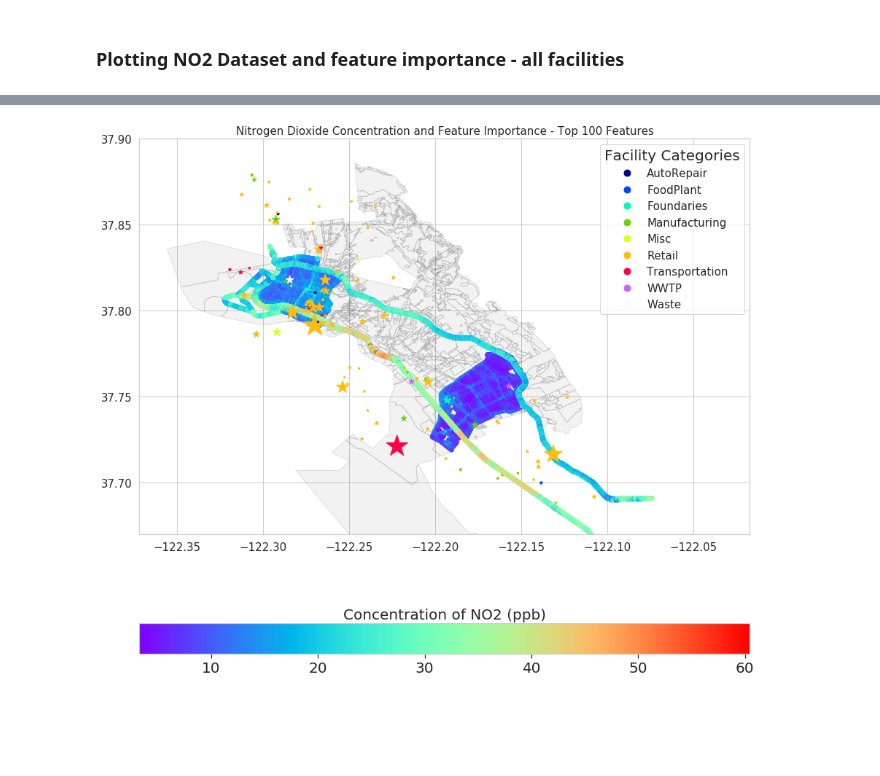
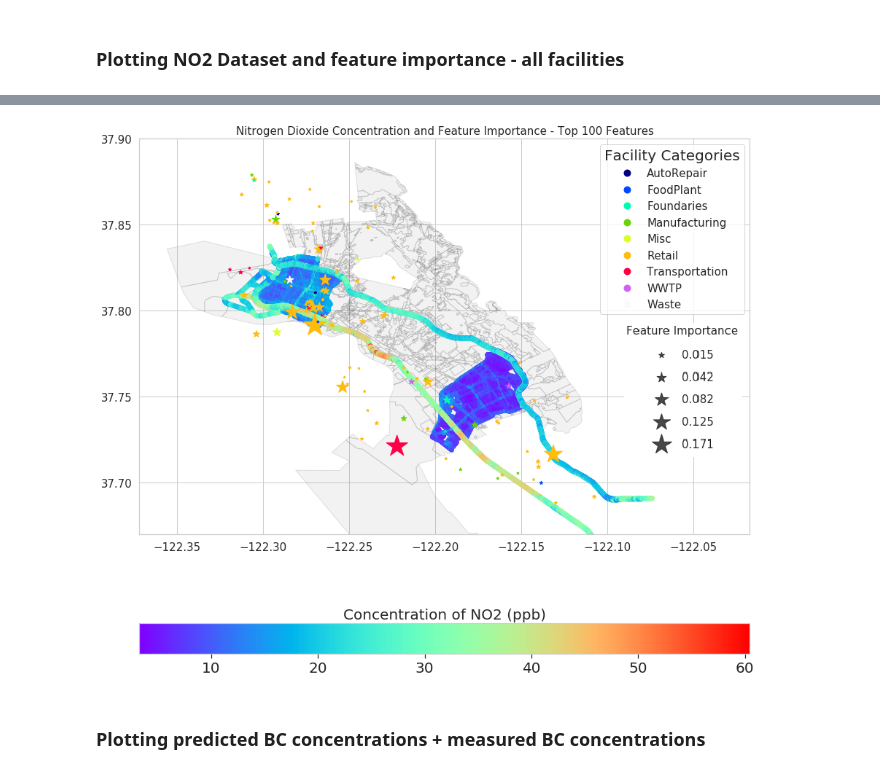
Before and after one commit to varsha2509/Springboard-DS, a Jupyter notebook: Capstone1/Capstone1/Visualizations.ipynb, the cells around one changed output, grey strips where cells are left out. Drawn from its saved outputs; the diff is of its cells as text; code cells hidden in the pictures; blank space fills up the shorter version.

```diff
--- a/Capstone1/Capstone1/Visualizations.ipynb
+++ b/Capstone1/Capstone1/Visualizations.ipynb
@@ -271,8 +291,8 @@ oakl.crs
 # %% [output]
 {'init': 'epsg:4326'}
 # %%
-oakl = gpd.read_file('Oakland-shapefile/OaklandZoning_Eff20181211_Ord13513.shp')
-oakl.crs
+#oakl = gpd.read_file('Oakland-shapefile/OaklandZoning_Eff20181211_Ord13513.shp')
+#oakl.crs
 # %% [output]
 {'init': 'epsg:4326'}
 # %% [markdown]
@@ -527,31 +715,62 @@ sm = cm.ScalarMappable(cmap='rainbow', norm=plt.Normalize(vmin=vmin, vmax=vmax))
 sm.set_array([])
 
 
 #Set the label size and size of ticks in the color bar
 cbar = ax.get_figure().colorbar(sm, ax=ax, orientation='horizontal')
 cbar.ax.tick_params(labelsize=20)
 cbar.ax.set_title('Concentration of NO2 (ppb)', size = 20)
 
 
 #Plot the feature importance data
 geo_df_NO2_facility_all[0:100].plot(ax=ax, cmap='gist_ncar', column = 'grouping', legend = True, marker='*', markersize = NO2_feature_importance_all_filter['mean']*1/min(NO2_feature_importance_all_filter['mean']))
 
 
 #ax.get_figure().colorbar(sm, ax=ax, orientation='horizontal', label = 'Concentration of NO2 (ug/m3)')
 
 plt.title("Nitrogen Dioxide Concentration and Feature Importance - Top 100 Features", size = 15)
 plt.ylim([37.67, 37.9])
 
 
 #Set Legend Style
 params = {'legend.fontsize': 15,
           'legend.handlelength': 2}
 plot.rcParams.update(params)
 
 leg = ax.get_legend()
 leg.set_bbox_to_anchor((0., 0., 1, 1))
 leg.set_title('Facility Categories', prop={'size':20})
 ax.tick_params(labelsize=15)
+
+
+
+
+
+# Place the image in the upper-right corner of the figure
+#--------------------------------------------------------
+# We're specifying the position and size in _figure_ coordinates, so the image
+# will shrink/grow as the figure is resized. Remove "zorder=-1" to place the
+# image in front of the axes.
+
+im = plt.imread('NO2-feature-imp-high.png')
+newax = fig.add_axes([0.73, 0.45, 0.17, 0.17], anchor='S')
+newax.axes.get_xaxis().set_visible(False)
+newax.axes.get_yaxis().set_visible(False)
+newax.imshow(im)
+newax.axis('off')
+
+
+
+
+
+
+
+
+
+
+
+
 plt.show()
 # %% [output]
-[figure, old version]
+[figure, new version]
+# %% [markdown]
+## <b> <font size = 4> Plotting predicted BC concentrations + measured BC concentrations </font> </b>
```
Also changed, not shown: parts of 28 cells of this notebook, 1 other file.
